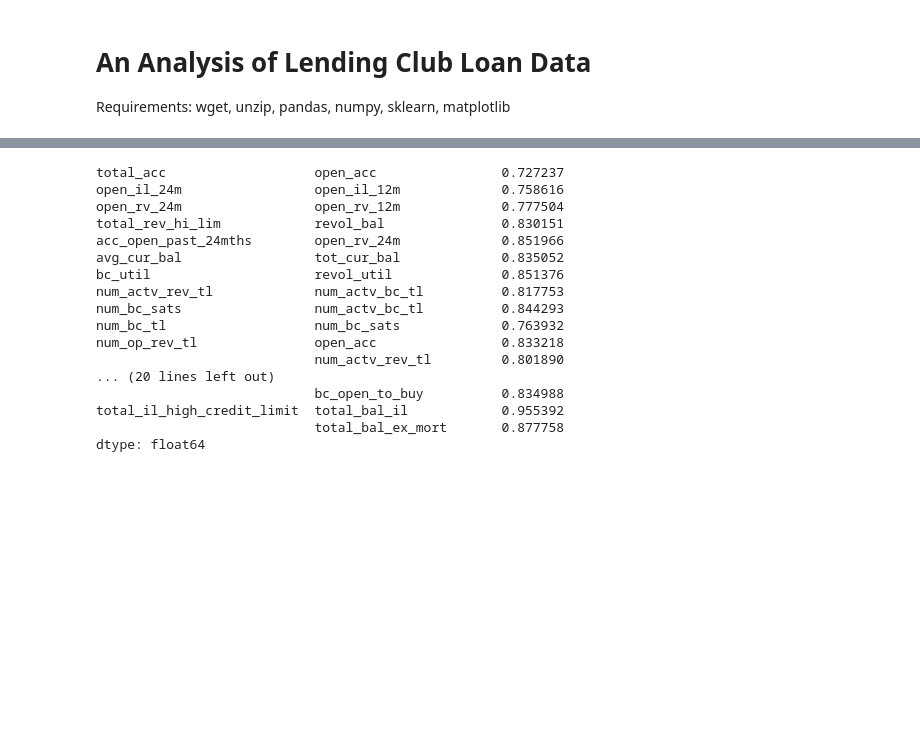
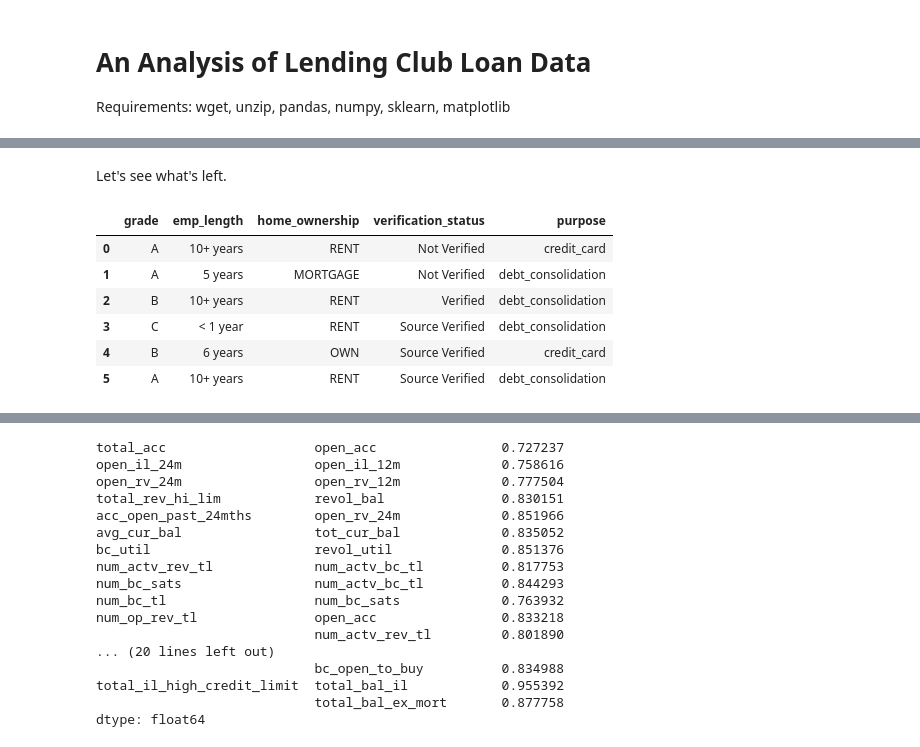
Before and after one commit to nsheth12/lending-club-analysis, a Jupyter notebook: Reverse Engineer LC Grading.ipynb, the cells around one changed output, grey strips where cells are left out. Saved outputs shown, nothing was run; the diff lists cells and outputs as text; code cells hidden in the pictures; blank space fills up the shorter version.

```diff
--- a/Reverse Engineer LC Grading.ipynb
+++ b/Reverse Engineer LC Grading.ipynb
@@ -78,2 +106,14 @@ lc["revol_util"] = pd.Series(lc["revol_util"]).str.replace("%", "").astype(float
 # %%
 lc["term"] = lc["term"].replace("[^0-9]+", "", regex=True).fillna(0).astype(int)
+# %% [markdown]
+Let's see what's left.
+# %%
+lc.loc[:5, lc.dtypes == object]
+# %% [output]
+|  | grade | emp_length | home_ownership | verification_status | purpose |
+| 0 | A | 10+ years | RENT | Not Verified | credit_card |
+| 1 | A | 5 years | MORTGAGE | Not Verified | debt_consolidation |
+| 2 | B | 10+ years | RENT | Verified | debt_consolidation |
+| 3 | C | < 1 year | RENT | Source Verified | debt_consolidation |
+| 4 | B | 6 years | OWN | Source Verified | credit_card |
+| 5 | A | 10+ years | RENT | Source Verified | debt_consolidation |
```
Also changed, not shown: parts of 25 cells of this notebook.
